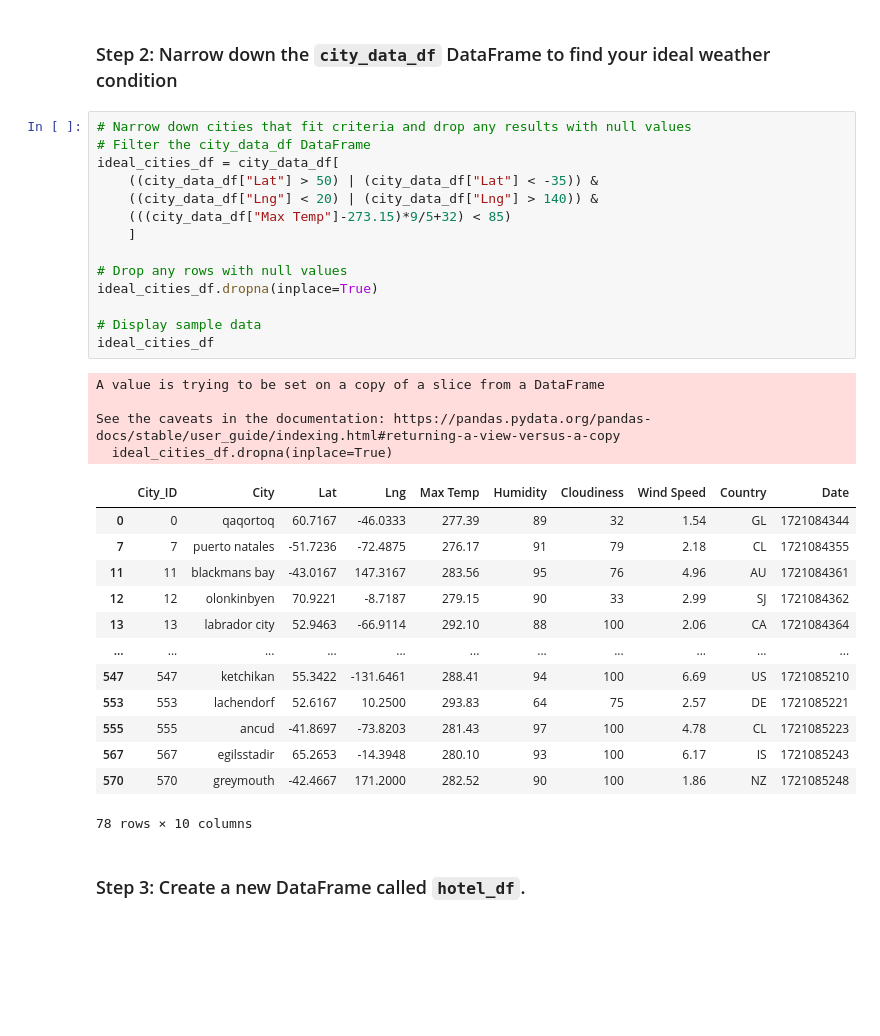
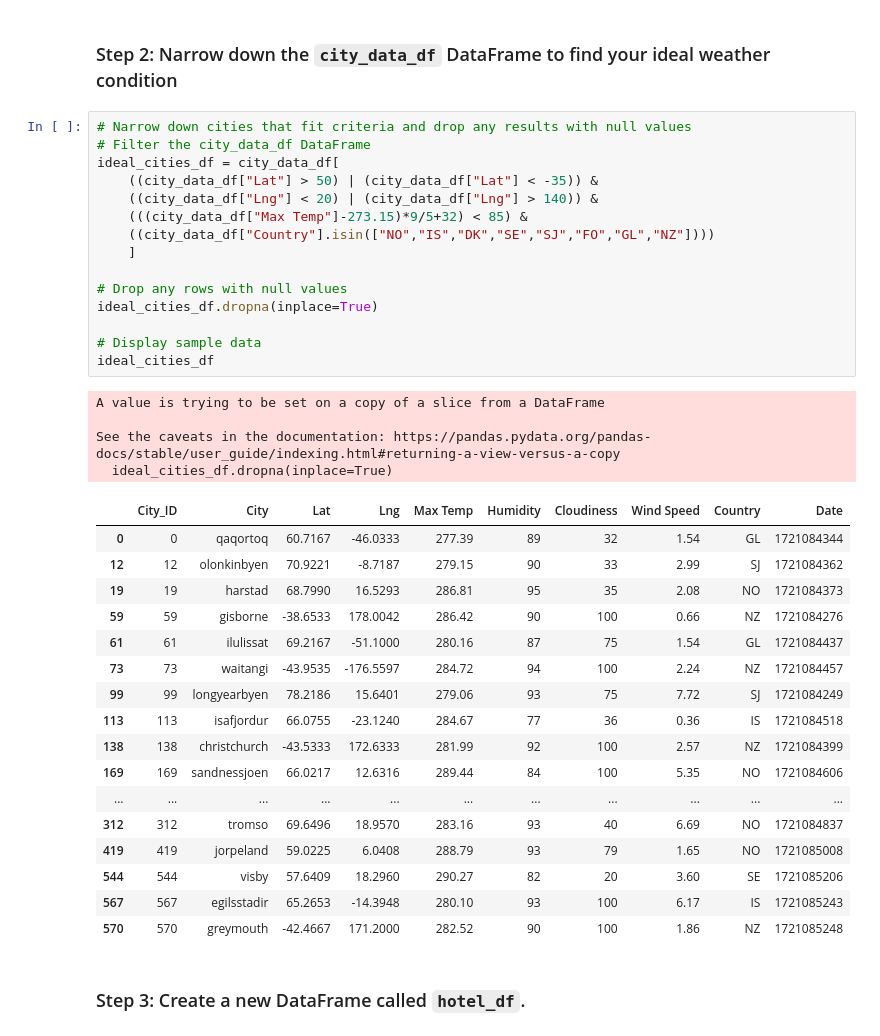
Before and after one commit to UtahPando/python-api-challenge, a Jupyter notebook: WeatherPy/VacationPy.ipynb, the cells around one changed output. Cells and saved outputs as stored; diff of their text form; blank space fills up the shorter version.

```diff
--- a/WeatherPy/VacationPy.ipynb
+++ b/WeatherPy/VacationPy.ipynb
@@ -64,35 +64,40 @@ map_plot
 # %%
 # Narrow down cities that fit criteria and drop any results with null values
 # Filter the city_data_df DataFrame
 ideal_cities_df = city_data_df[
     ((city_data_df["Lat"] > 50) | (city_data_df["Lat"] < -35)) &
     ((city_data_df["Lng"] < 20) | (city_data_df["Lng"] > 140)) &
-    (((city_data_df["Max Temp"]-273.15)*9/5+32) < 85)
+    (((city_data_df["Max Temp"]-273.15)*9/5+32) < 85) &
+    ((city_data_df["Country"].isin(["NO","IS","DK","SE","SJ","FO","GL","NZ"])))
     ]
 
 # Drop any rows with null values
 ideal_cities_df.dropna(inplace=True)
 
 # Display sample data
 ideal_cities_df
 # %% [output]
 A value is trying to be set on a copy of a slice from a DataFrame
 
 See the caveats in the documentation: https://pandas.pydata.org/pandas-docs/stable/user_guide/indexing.html#returning-a-view-versus-a-copy
   ideal_cities_df.dropna(inplace=True)
 |  | City_ID | City | Lat | Lng | Max Temp | Humidity | Cloudiness | Wind Speed | Country | Date |
 | 0 | 0 | qaqortoq | 60.7167 | -46.0333 | 277.39 | 89 | 32 | 1.54 | GL | 1721084344 |
-| 7 | 7 | puerto natales | -51.7236 | -72.4875 | 276.17 | 91 | 79 | 2.18 | CL | 1721084355 |
-| 11 | 11 | blackmans bay | -43.0167 | 147.3167 | 283.56 | 95 | 76 | 4.96 | AU | 1721084361 |
 | 12 | 12 | olonkinbyen | 70.9221 | -8.7187 | 279.15 | 90 | 33 | 2.99 | SJ | 1721084362 |
-| 13 | 13 | labrador city | 52.9463 | -66.9114 | 292.10 | 88 | 100 | 2.06 | CA | 1721084364 |
+| 19 | 19 | harstad | 68.7990 | 16.5293 | 286.81 | 95 | 35 | 2.08 | NO | 1721084373 |
+| 59 | 59 | gisborne | -38.6533 | 178.0042 | 286.42 | 90 | 100 | 0.66 | NZ | 1721084276 |
+| 61 | 61 | ilulissat | 69.2167 | -51.1000 | 280.16 | 87 | 75 | 1.54 | GL | 1721084437 |
+| 73 | 73 | waitangi | -43.9535 | -176.5597 | 284.72 | 94 | 100 | 2.24 | NZ | 1721084457 |
+| 99 | 99 | longyearbyen | 78.2186 | 15.6401 | 279.06 | 93 | 75 | 7.72 | SJ | 1721084249 |
+| 113 | 113 | isafjordur | 66.0755 | -23.1240 | 284.67 | 77 | 36 | 0.36 | IS | 1721084518 |
+| 138 | 138 | christchurch | -43.5333 | 172.6333 | 281.99 | 92 | 100 | 2.57 | NZ | 1721084399 |
+| 169 | 169 | sandnessjoen | 66.0217 | 12.6316 | 289.44 | 84 | 100 | 5.35 | NO | 1721084606 |
 | ... | ... | ... | ... | ... | ... | ... | ... | ... | ... | ... |
-| 547 | 547 | ketchikan | 55.3422 | -131.6461 | 288.41 | 94 | 100 | 6.69 | US | 1721085210 |
-| 553 | 553 | lachendorf | 52.6167 | 10.2500 | 293.83 | 64 | 75 | 2.57 | DE | 1721085221 |
-| 555 | 555 | ancud | -41.8697 | -73.8203 | 281.43 | 97 | 100 | 4.78 | CL | 1721085223 |
+| 312 | 312 | tromso | 69.6496 | 18.9570 | 283.16 | 93 | 40 | 6.69 | NO | 1721084837 |
+| 419 | 419 | jorpeland | 59.0225 | 6.0408 | 288.79 | 93 | 79 | 1.65 | NO | 1721085008 |
+| 544 | 544 | visby | 57.6409 | 18.2960 | 290.27 | 82 | 20 | 3.60 | SE | 1721085206 |
 | 567 | 567 | egilsstadir | 65.2653 | -14.3948 | 280.10 | 93 | 100 | 6.17 | IS | 1721085243 |
 | 570 | 570 | greymouth | -42.4667 | 171.2000 | 282.52 | 90 | 100 | 1.86 | NZ | 1721085248 |
-78 rows × 10 columns
 # %% [markdown]
 ### Step 3: Create a new DataFrame called `hotel_df`.
 # %%
```
Also changed, not shown: parts of 2 cells of this notebook.
